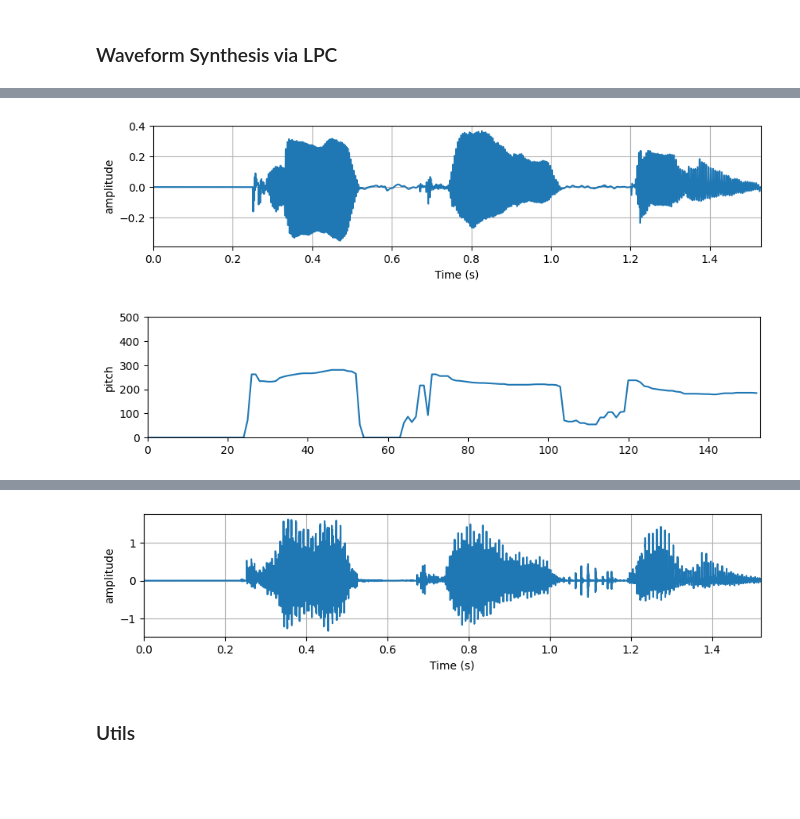
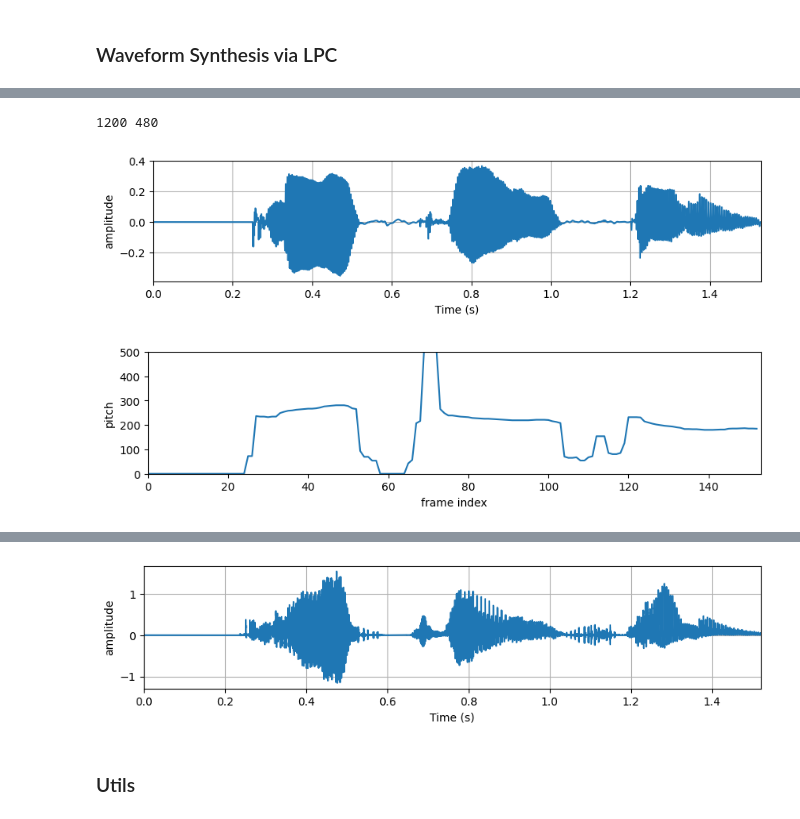
Before and after one commit to woongzip1/SSP, a Jupyter notebook: HW4/lpa.ipynb, the cells around one changed output, grey strips where cells are left out. Drawn from its saved outputs; the diff is of its cells as text; code cells hidden in the pictures; blank space fills up the shorter version.

```diff
--- a/HW4/lpa.ipynb
+++ b/HW4/lpa.ipynb
@@ -87,19 +173,20 @@ from HW3.pitchestimate import pitch_estimate_ac, pitch_estimate_amdf
 from HW3.ste_zcr import vad
 
 y, sr = librosa.load("/home/woongjib/Projects/24-2_SSP/HW3/sample_crop_16kHz.wav", sr=8000)
-y, sr = librosa.load("/home/woongjib/Projects/24-2_SSP/SATEST/yonseicrop.wav", sr=16000)
-y, sr = librosa.load("/home/woongjib/Projects/24-2_SSP/HW3/s5_180_mic1.flac", sr=16000)
+# y, sr = librosa.load("/home/woongjib/Projects/24-2_SSP/SATEST/yonseicrop.wav", sr=16000)
+# y, sr = librosa.load("/home/woongjib/Projects/24-2_SSP/HW3/s5_180_mic1.flac", sr=16000)
 y, sr = librosa.load("/home/woongjib/Projects/24-2_SSP/HW3/s5_001_mic1.flac", sr=48000)
 display(Audio(y, rate=sr))
 
-win_length = int(sr * 20 / 1000) # 320
-hop_length = int(sr * 10 / 1000) # 160
+win_length = int(sr * 25 / 1000) # 200 - 8kHz
+hop_length = int(sr * 10 / 1000) # 80 - 8kHz
+print(win_length, hop_length)
 
 ################### LP Analysis
 frames = extract_frames(y, sr=sr, win_type='hamming', win_length=win_length, hop_length=hop_length) # 251 frames
 lpc, gain = lp_analysis(frames, 4)
-lpc_2, gain_2 = lp_analysis(frames, 16)
-lpc_3, gain_3 = lp_analysis(frames, 64)
+lpc_2, gain_2 = lp_analysis(frames, 12)
+lpc_3, gain_3 = lp_analysis(frames, 20)
 
 ################### Pitch Estimation
 y_lpf = lpf(y,sr=sr, cutoff=500)
@@ -109,42 +196,48 @@ pitchlist = pitch_estimate_ac(y_lpf, sr=sr, vad_arr=vadlist, win_length=win_leng
 # pitchlist = pitch_estimate_amdf(y_lpf, sr=sr, vad_arr=vadlist, win_length=win_length, hop_length=hop_length)
 pitchlist = scipy.signal.medfilt(pitchlist,kernel_size=5)
 # voiced_flag, pitchlist = PitchDetector(frames, sr=sr)
-plt.figure(figsize=(10.1,2))
+plt.figure(figsize=(10,2))
 plt.plot(pitchlist)
 plt.ylim(0,500)
 plt.ylabel('pitch')
+plt.xlabel('frame index')
 plt.xlim(0, len(pitchlist))
+
 plt.show()
 
 # audioshow(gain, sr=sr, figsize=(10,2))
 ###################
 
 start=0
 y = SynthesizeWaveform(lpc, gain, pitchlist, sr=sr, win_length=win_length, hop_length=hop_length, printflag=False)
 # audioshow(y[start:],sr, figsize=(10,2))
 display(Audio(y[start:], rate=sr))
 
 y = SynthesizeWaveform(lpc_2, gain_2, pitchlist, sr=sr, win_length=win_length, hop_length=hop_length)
 # audioshow(y[start:],sr, figsize=(10,2))
 display(Audio(y[start:], rate=sr))
 
 yy = SynthesizeWaveform(lpc_3, gain_3, pitchlist, sr=sr, win_length=win_length, hop_length=hop_length)
 display(Audio(yy[start:], rate=sr))
 
 # No align
 y = SynthesizeWaveform(lpc_3, gain_3, pitchlist, sr=sr, win_length=win_length, hop_length=hop_length, align_impulse=False)
 # y = overlapadd(y, win_length=win_length, hop_length=hop_length, win_type='rectangular', griffin=True)
 display(Audio(y[:], rate=sr))
 
-audioshow(yy[:],sr, figsize=(10,2))
+audioshow(y[:],sr, figsize=(10,2))
+
+
+##### Gain / Impulse Align /
 # %% [output]
 [interactive output not drawn]
+1200 480
 [figure]
-[figure, old version]
+[figure, new version]
 [interactive output not drawn]
 [interactive output not drawn]
 [interactive output not drawn]
 [interactive output not drawn]
-[figure, old version]
+[figure, new version]
 # %% [markdown]
 ### Utils
```
Also changed, not shown: parts of 5 cells of this notebook, 4 other files.
